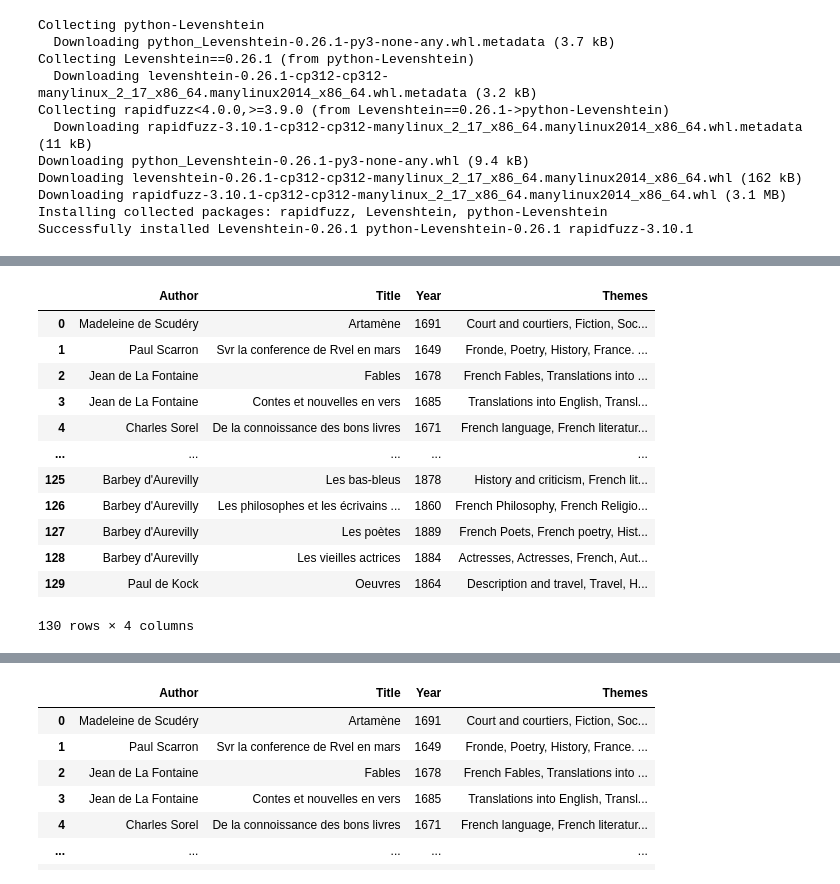
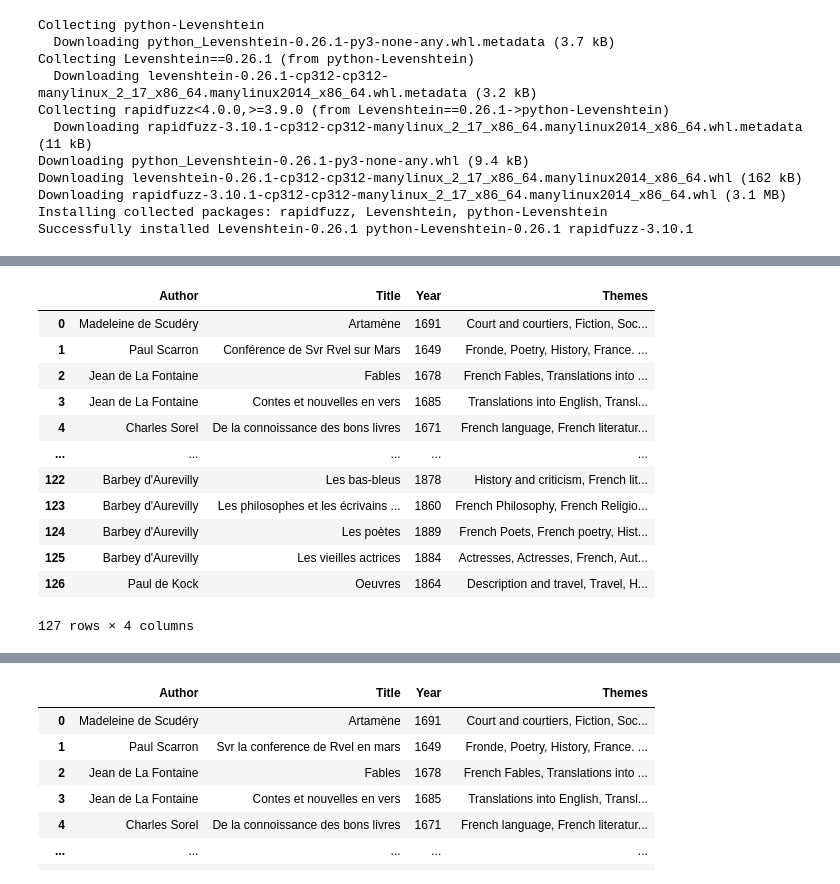
Before and after one commit to lucas-cumunel/libroguessr, a Jupyter notebook: API_Df.ipynb, the cells around one changed output, grey strips where cells are left out. Saved outputs shown, nothing was run; the diff lists cells and outputs as text; code cells hidden in the pictures.

```diff
--- a/API_Df.ipynb
+++ b/API_Df.ipynb
@@ -131,8 +131,6 @@ df_books
 # %%
 # delete lines of the DF for which no book was found
 df_books = df_books[df_books['Title'] != '']
-df_books = df_books.reset_index(drop=True)
-
 df_books
 # %% [output]
 |  | Author | Title | Year | Themes |
@@ -189,3 +187,20 @@ Downloading levenshtein-0.26.1-cp312-cp312-manylinux_2_17_x86_64.manylinux2014_x
 Downloading rapidfuzz-3.10.1-cp312-cp312-manylinux_2_17_x86_64.manylinux2014_x86_64.whl (3.1 MB)
 Installing collected packages: rapidfuzz, Levenshtein, python-Levenshtein
 Successfully installed Levenshtein-0.26.1 python-Levenshtein-0.26.1 rapidfuzz-3.10.1
+# %%
+import time
+
+from urllib.parse import quote
+from langdetect import detect
+
+url = "https://lingva.ml/api/v1/"
+source = 'auto/' # auto as some themes may be written in another language than English
+dest = 'fr/'
+for i in range(len(df_books['Title'])):
+    if detect(df_books['Title'][i]) != 'fr':
+        url_api_transl = url + source + dest + quote(df_books['Title'][i])
+        response = requests.get(url_api_transl)
+        translated_themes = response.json().get("translation", "")
+        print(df_books['Title'][i], '/' , translated_themes)
+        df_books.loc[i,'Title'] = translated_themes
+        time.sleep(2) # The API limit the flow of request
@@ -192,29 +225,29 @@ Successfully installed Levenshtein-0.26.1 python-Levenshtein-0.26.1 rapidfuzz-3.
 # %%
 #TODO commencer par traduire les titres en Français car malgré cela, il reste des titres similaires
 # Remove similar titles
 from fuzzywuzzy import fuzz
 
-threshold = 85  # Similarity threshold
+threshold = 80  # Similarity threshold
 
 # To avoid index problems, we run the loop in the opposite direction
 for i in range(len(df_books) - 1, 0, -1):
     if df_books['Author'][i] == df_books['Author'][i - 1]:  # Si les auteurs sont identiques
         similarity = fuzz.ratio(df_books['Title'][i], df_books['Title'][i - 1])  # Similarité entre les titres
         if similarity > threshold:  # Supprime si les titres sont trop similaires
             df_books = df_books.drop(index=i).reset_index(drop=True)
 
 df_books
 # %% [output]
 |  | Author | Title | Year | Themes |
 | 0 | Madeleine de Scudéry | Artamène | 1691 | Court and courtiers, Fiction, Soc... |
-| 1 | Paul Scarron | Svr la conference de Rvel en mars | 1649 | Fronde, Poetry, History, France. ... |
+| 1 | Paul Scarron | Conférence de Svr Rvel sur Mars | 1649 | Fronde, Poetry, History, France. ... |
 | 2 | Jean de La Fontaine | Fables | 1678 | French Fables, Translations into ... |
 | 3 | Jean de La Fontaine | Contes et nouvelles en vers | 1685 | Translations into English, Transl... |
 | 4 | Charles Sorel | De la connoissance des bons livres | 1671 | French language, French literatur... |
 | ... | ... | ... | ... | ... |
-| 125 | Barbey d'Aurevilly | Les bas-bleus | 1878 | History and criticism, French lit... |
-| 126 | Barbey d'Aurevilly | Les philosophes et les écrivains ... | 1860 | French Philosophy, French Religio... |
-| 127 | Barbey d'Aurevilly | Les poètes | 1889 | French Poets, French poetry, Hist... |
-| 128 | Barbey d'Aurevilly | Les vieilles actrices | 1884 | Actresses, Actresses, French, Aut... |
-| 129 | Paul de Kock | Oeuvres | 1864 | Description and travel, Travel, H... |
+| 122 | Barbey d'Aurevilly | Les bas-bleus | 1878 | History and criticism, French lit... |
+| 123 | Barbey d'Aurevilly | Les philosophes et les écrivains ... | 1860 | French Philosophy, French Religio... |
+| 124 | Barbey d'Aurevilly | Les poètes | 1889 | French Poets, French poetry, Hist... |
+| 125 | Barbey d'Aurevilly | Les vieilles actrices | 1884 | Actresses, Actresses, French, Aut... |
+| 126 | Paul de Kock | Oeuvres | 1864 | Description and travel, Travel, H... |
-130 rows × 4 columns
+127 rows × 4 columns
```
Also changed, not shown: parts of 7 cells of this notebook, 1 other file.
